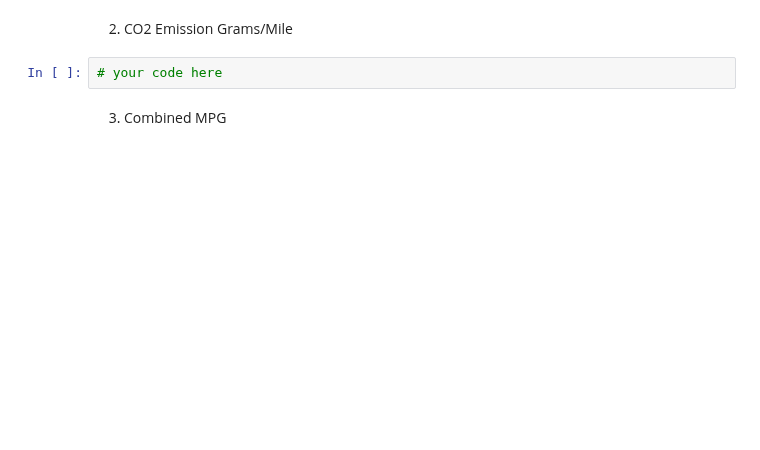
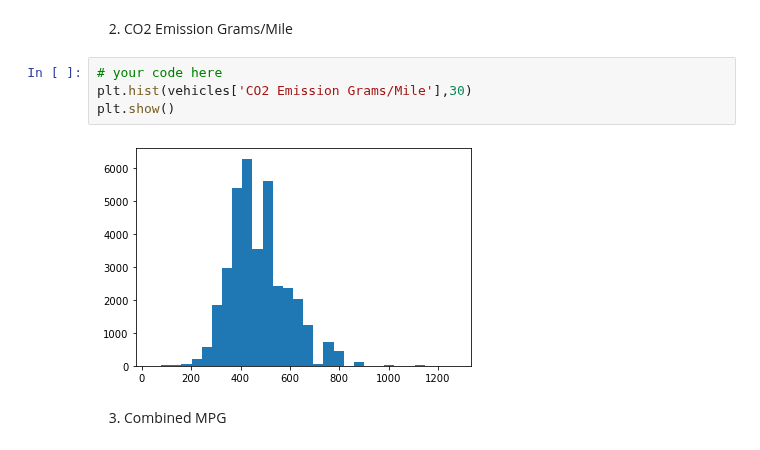
Before and after one commit to ta-data-lis/lab-probability-distributions, a Jupyter notebook: your-code/continuous.ipynb, the cells around one changed output. Saved outputs shown, nothing was run; the diff lists cells and outputs as text; blank space fills up the shorter version.

```diff
--- a/your-code/continuous.ipynb
+++ b/your-code/continuous.ipynb
@@ -79,7 +139,11 @@ Then plot the histograms for the following variables:
 # %% [markdown]
 2. CO2 Emission Grams/Mile
-# %%
-# your code here
+# %%
+# your code here
+plt.hist(vehicles['CO2 Emission Grams/Mile'],30)
+plt.show()
+# %% [output]
+[figure, added]
 # %% [markdown]
 3. Combined MPG
 # %%
```
Also changed, not shown: parts of 21 cells of this notebook.
